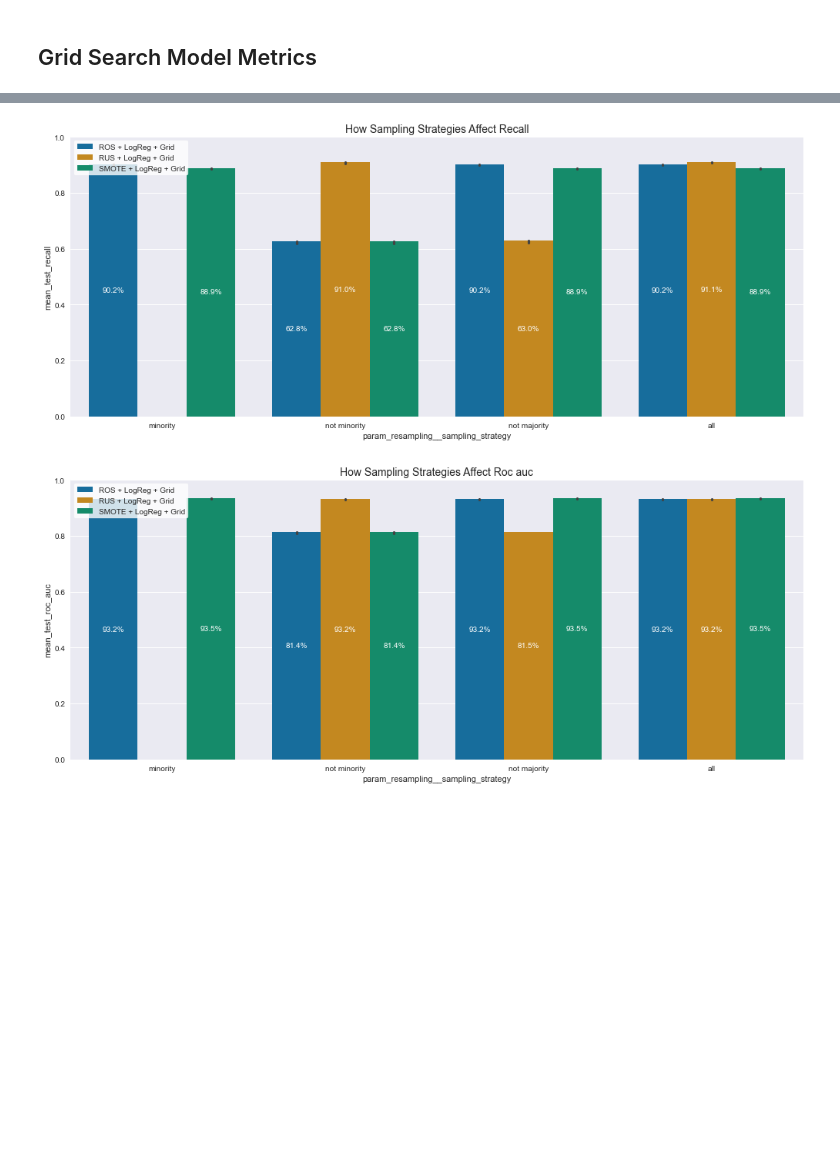
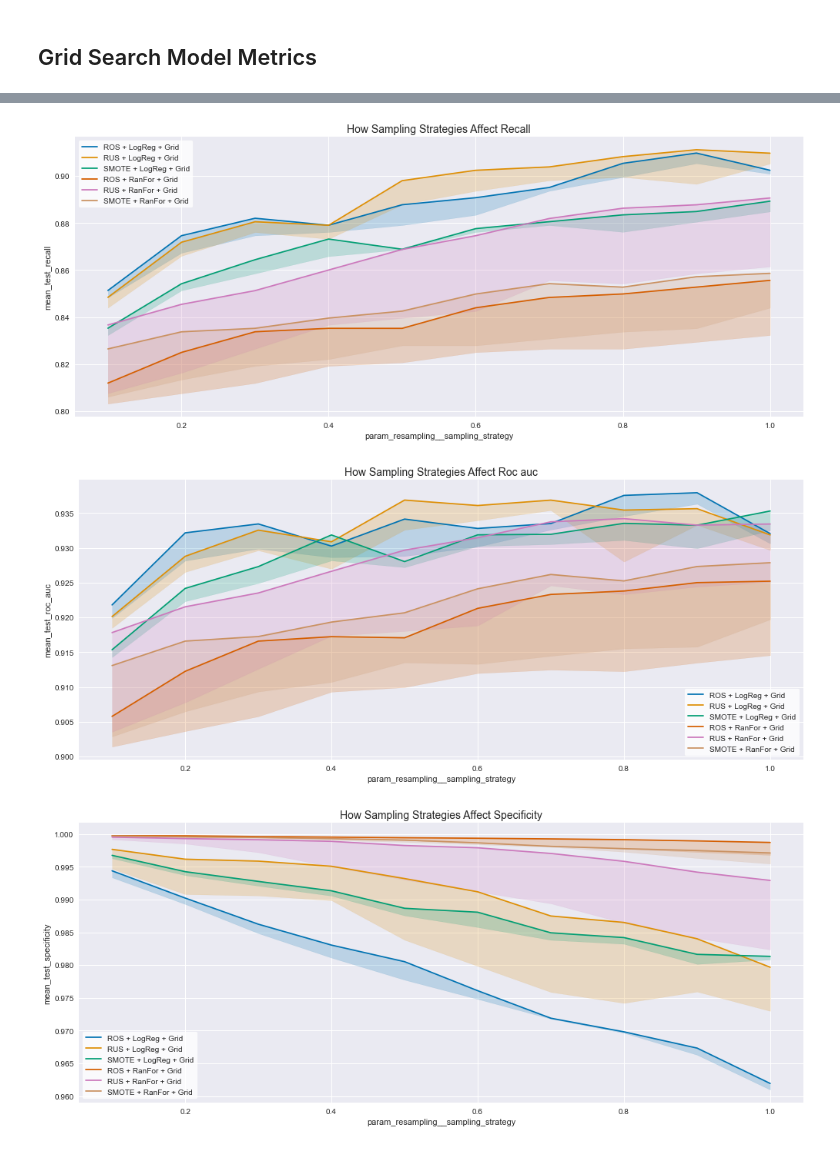
Before and after one commit to gerardovitale/fraud-detection, a Jupyter notebook: notebooks/src/explore_visualizations.ipynb, the cells around one changed output, grey strips where cells are left out. Saved outputs shown, nothing was run; the diff lists cells and outputs as text; code cells hidden in the pictures; blank space fills up the shorter version.

Commit message:
RandomForest cv_results visualization added

```diff
--- a/notebooks/src/explore_visualizations.ipynb
+++ b/notebooks/src/explore_visualizations.ipynb
@@ -298,19 +327,19 @@ cols = ['exp_id', 'param_resampling__sampling_strategy'] + metrics
 
 for metric in metrics:
     _ = plt.figure(figsize=[14,6])
-    ax = sns.barplot(
+    ax = sns.lineplot(
         data=df.loc[mask, cols],
         x='param_resampling__sampling_strategy',
         y=metric,
         hue='exp_id',
         estimator=np.max,
         palette='colorblind')
-    for container in ax.containers:
-        labels = [f'{value:.1f}%' for value in container.datavalues*100]
-        ax.bar_label(container, labels, label_type='center', color='white')
-    plt.legend(loc='upper left', frameon=True).get_frame().set_color('white')
+#     for container in ax.containers:
+#         labels = [f'{value:.1f}%' for value in container.datavalues*100]
+#         ax.bar_label(container, labels, label_type='center', color='white', rotation=30)
+    plt.legend(loc='best', frameon=True).get_frame().set_color('white')
     pretty_metric = metric.replace('mean_test_', '').replace('_', ' ').capitalize()
     plt.title(f'How Sampling Strategies Affect {pretty_metric}', fontsize=14)
-    plt.ylim([0,1])
+#     plt.ylim([0,1.1])
     plt.tight_layout()
 # %% [output]
@@ -320,2 +349,3 @@ for metric in metrics:
-[figure, old version]
+[figure, new version]
-[figure, old version]
+[figure, new version]
+[figure, added]
```
Also changed, not shown: parts of 13 cells of this notebook.
